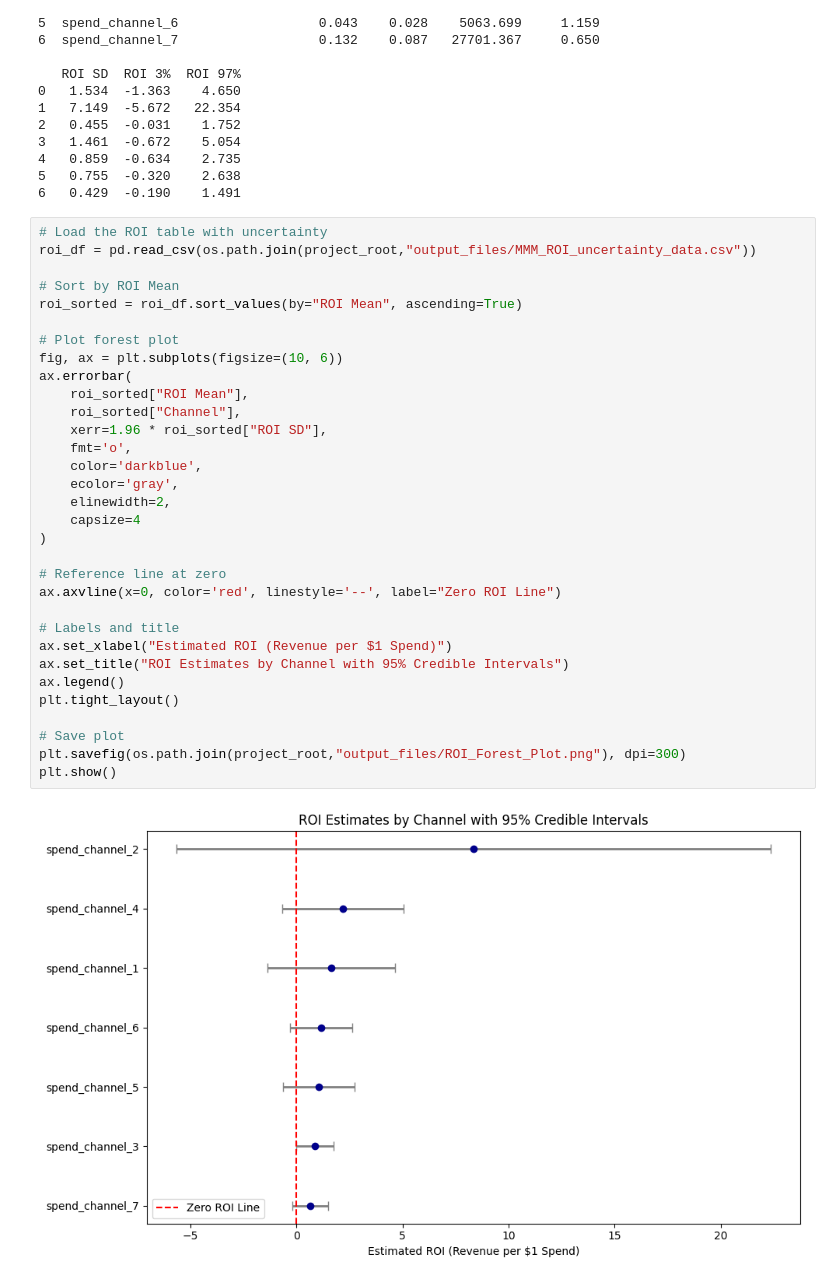
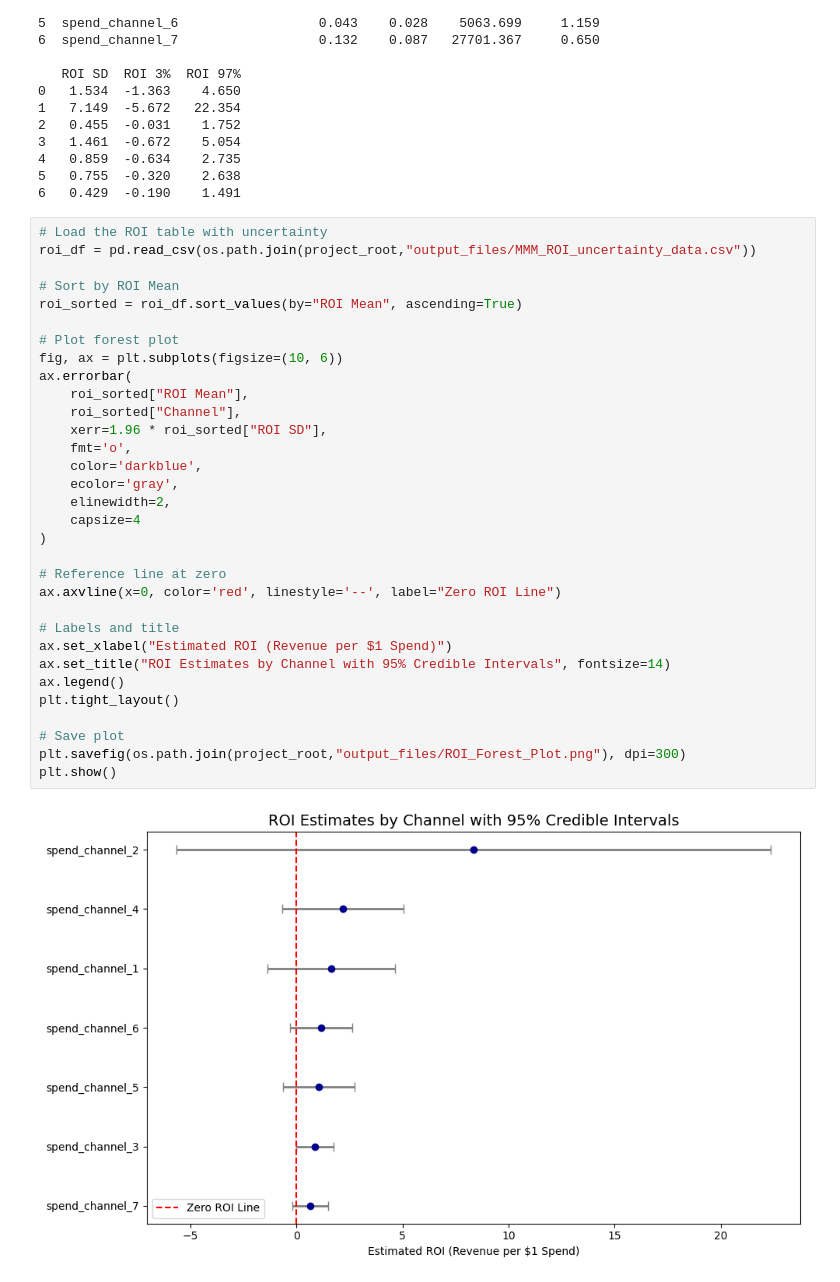
Before and after one commit to ammarmahmood94/Haensel, a Jupyter notebook: notebooks/post_model_analysis.ipynb, the cells around one changed output. Saved outputs shown, nothing was run; the diff lists cells and outputs as text.

```diff
--- a/notebooks/post_model_analysis.ipynb
+++ b/notebooks/post_model_analysis.ipynb
@@ -213,32 +213,32 @@ roi_df.to_csv(os.path.join(project_root,"output_files/MMM_ROI_uncertainty_data.c
 roi_df = pd.read_csv(os.path.join(project_root,"output_files/MMM_ROI_uncertainty_data.csv"))
 
 # Sort by ROI Mean
 roi_sorted = roi_df.sort_values(by="ROI Mean", ascending=True)
 
 # Plot forest plot
 fig, ax = plt.subplots(figsize=(10, 6))
 ax.errorbar(
     roi_sorted["ROI Mean"],
     roi_sorted["Channel"],
     xerr=1.96 * roi_sorted["ROI SD"],
     fmt='o',
     color='darkblue',
     ecolor='gray',
     elinewidth=2,
     capsize=4
 )
 
 # Reference line at zero
 ax.axvline(x=0, color='red', linestyle='--', label="Zero ROI Line")
 
 # Labels and title
 ax.set_xlabel("Estimated ROI (Revenue per $1 Spend)")
-ax.set_title("ROI Estimates by Channel with 95% Credible Intervals")
+ax.set_title("ROI Estimates by Channel with 95% Credible Intervals", fontsize=14)
 ax.legend()
 plt.tight_layout()
 
 # Save plot
 plt.savefig(os.path.join(project_root,"output_files/ROI_Forest_Plot.png"), dpi=300)
 plt.show()
 # %% [output]
-[figure, old version]
+[figure, new version]
```
Also changed, not shown: parts of 2 cells of this notebook, 8 other files.
